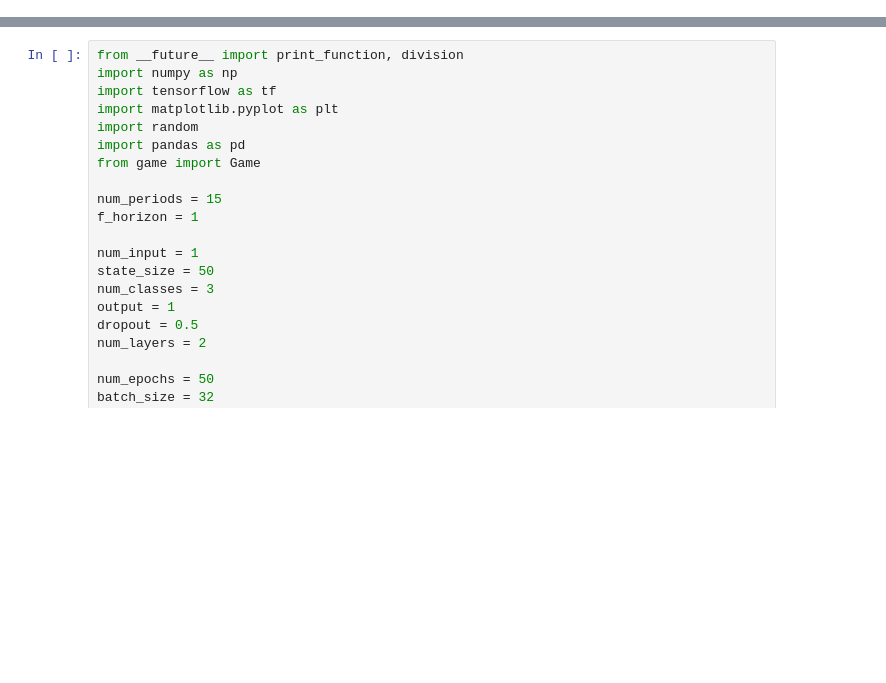
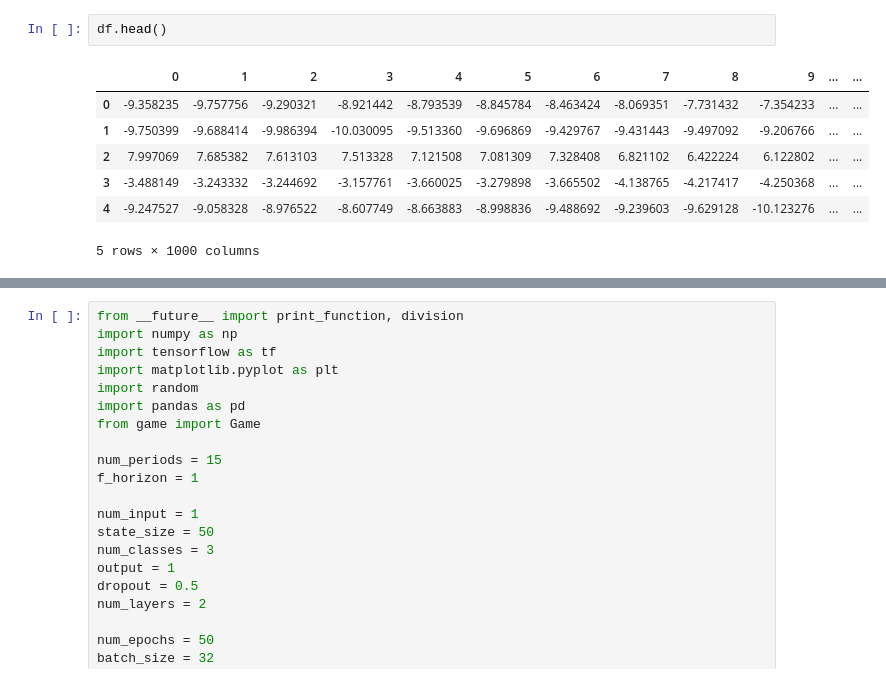
Before and after one commit to vaaale/stockbot, a Jupyter notebook: StockBot.ipynb, the cells around one changed output, grey strips where cells are left out. Drawn from its saved outputs; the diff is of its cells as text; blank space fills up the shorter version.

```diff
--- a/StockBot.ipynb
+++ b/StockBot.ipynb
@@ -0,0 +35,10 @@
+# %%
+df.head()
+# %% [output]
+|  | 0 | 1 | 2 | 3 | 4 | 5 | 6 | 7 | 8 | 9 | ... | ... |
+| 0 | -9.358235 | -9.757756 | -9.290321 | -8.921442 | -8.793539 | -8.845784 | -8.463424 | -8.069351 | -7.731432 | -7.354233 | ... | ... |
+| 1 | -9.750399 | -9.688414 | -9.986394 | -10.030095 | -9.513360 | -9.696869 | -9.429767 | -9.431443 | -9.497092 | -9.206766 | ... | ... |
+| 2 | 7.997069 | 7.685382 | 7.613103 | 7.513328 | 7.121508 | 7.081309 | 7.328408 | 6.821102 | 6.422224 | 6.122802 | ... | ... |
+| 3 | -3.488149 | -3.243332 | -3.244692 | -3.157761 | -3.660025 | -3.279898 | -3.665502 | -4.138765 | -4.217417 | -4.250368 | ... | ... |
+| 4 | -9.247527 | -9.058328 | -8.976522 | -8.607749 | -8.663883 | -8.998836 | -9.488692 | -9.239603 | -9.629128 | -10.123276 | ... | ... |
+5 rows × 1000 columns
```
Also changed, not shown: parts of 9 cells of this notebook, 1 other file.
